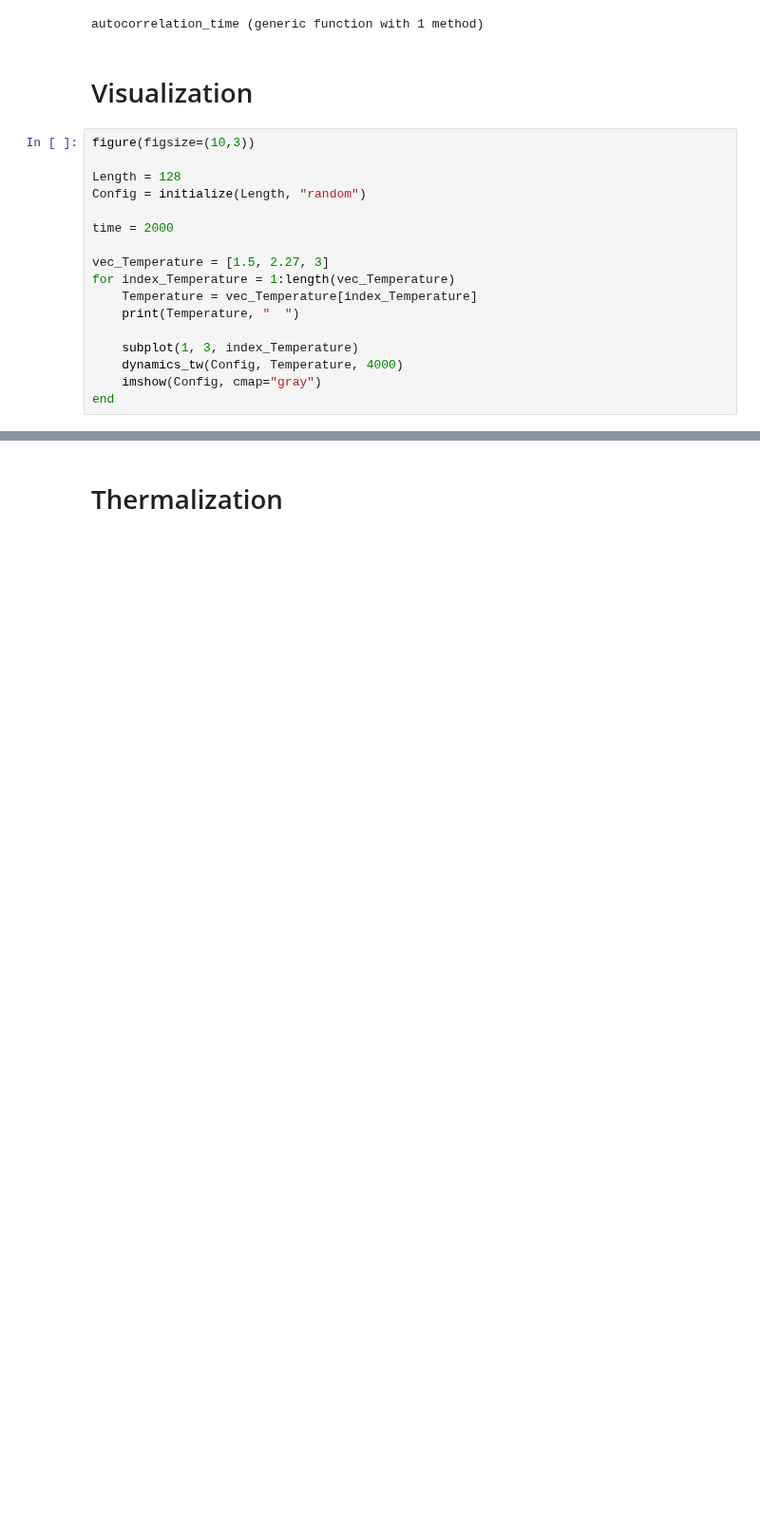
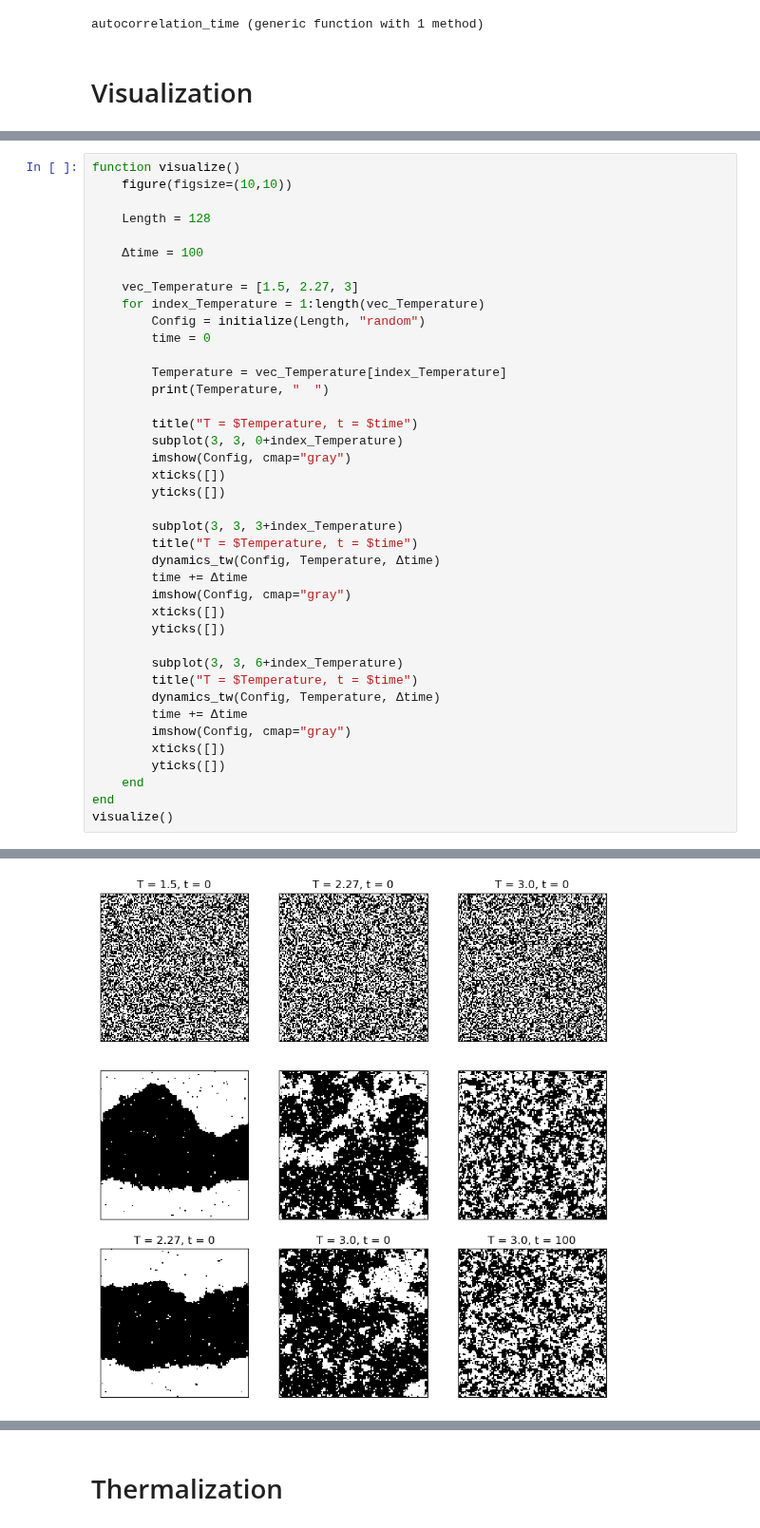
Before and after one commit to bkjhun/ising_2d_julia, a Jupyter notebook: ising_2d.ipynb, the cells around one changed output, grey strips where cells are left out. Shown at 95% size. Cells and saved outputs as stored; diff of their text form; blank space fills up the shorter version.

```diff
--- a/ising_2d.ipynb
+++ b/ising_2d.ipynb
@@ -32,20 +30,3 @@ using NBInclude
 autocorrelation_time (generic function with 1 method)
 # %% [markdown]
 # Visualization
-# %%
-figure(figsize=(10,3))
-
-Length = 128
-Config = initialize(Length, "random")
-
-time = 2000
-
-vec_Temperature = [1.5, 2.27, 3]
-for index_Temperature = 1:length(vec_Temperature)
-    Temperature = vec_Temperature[index_Temperature]
-    print(Temperature, "  ")
-
-    subplot(1, 3, index_Temperature)
-    dynamics_tw(Config, Temperature, 4000)
-    imshow(Config, cmap="gray")
-end
@@ -55,0 +33,41 @@ end
+# %%
+function visualize()
+    figure(figsize=(10,10))
+
+    Length = 128
+
+    Δtime = 100
+
+    vec_Temperature = [1.5, 2.27, 3]
+    for index_Temperature = 1:length(vec_Temperature)
+        Config = initialize(Length, "random")
+        time = 0
+
+        Temperature = vec_Temperature[index_Temperature]
+        print(Temperature, "  ")
+
+        title("T = $Temperature, t = $time")
+        subplot(3, 3, 0+index_Temperature)
+        imshow(Config, cmap="gray")
+        xticks([])
+        yticks([])
+
+        subplot(3, 3, 3+index_Temperature)
+        title("T = $Temperature, t = $time")
+        dynamics_tw(Config, Temperature, Δtime)
+        time += Δtime
+        imshow(Config, cmap="gray")
+        xticks([])
+        yticks([])
+
+        subplot(3, 3, 6+index_Temperature)
+        title("T = $Temperature, t = $time")
+        dynamics_tw(Config, Temperature, Δtime)
+        time += Δtime
+        imshow(Config, cmap="gray")
+        xticks([])
+        yticks([])
+    end
+end
+visualize()
+# %% [output]
@@ -55,0 +75 @@ end
+[figure, added]
```
Also changed, not shown: parts of 19 cells of this notebook, 2 other files.
